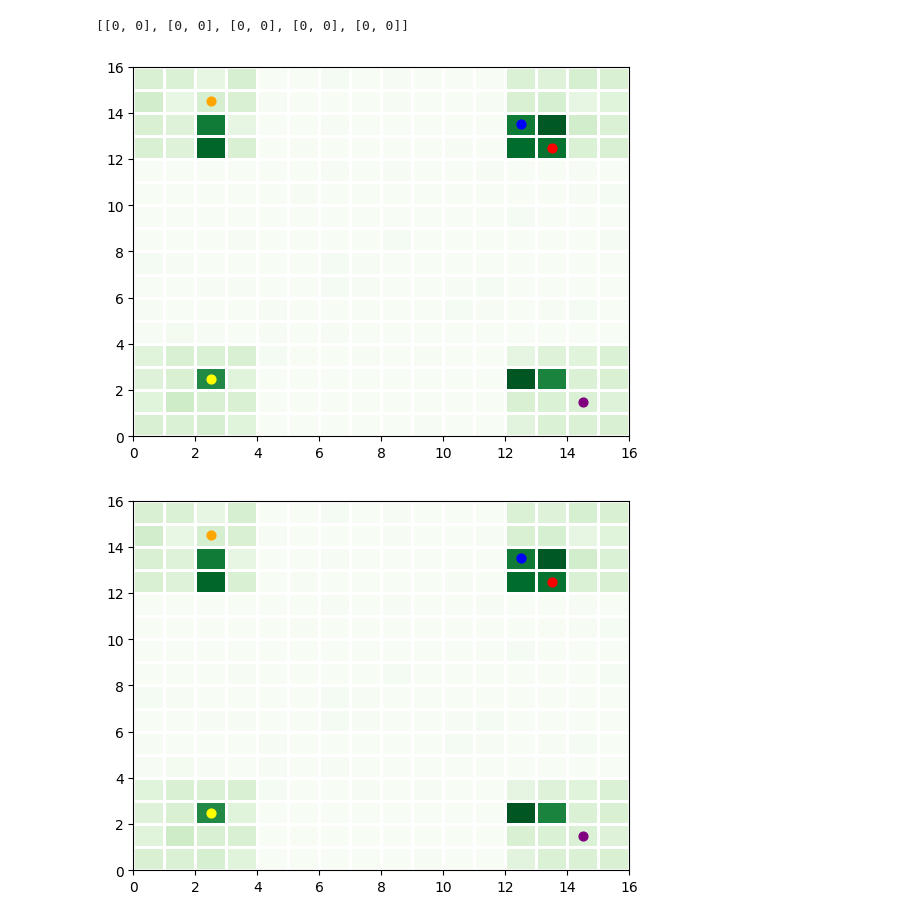
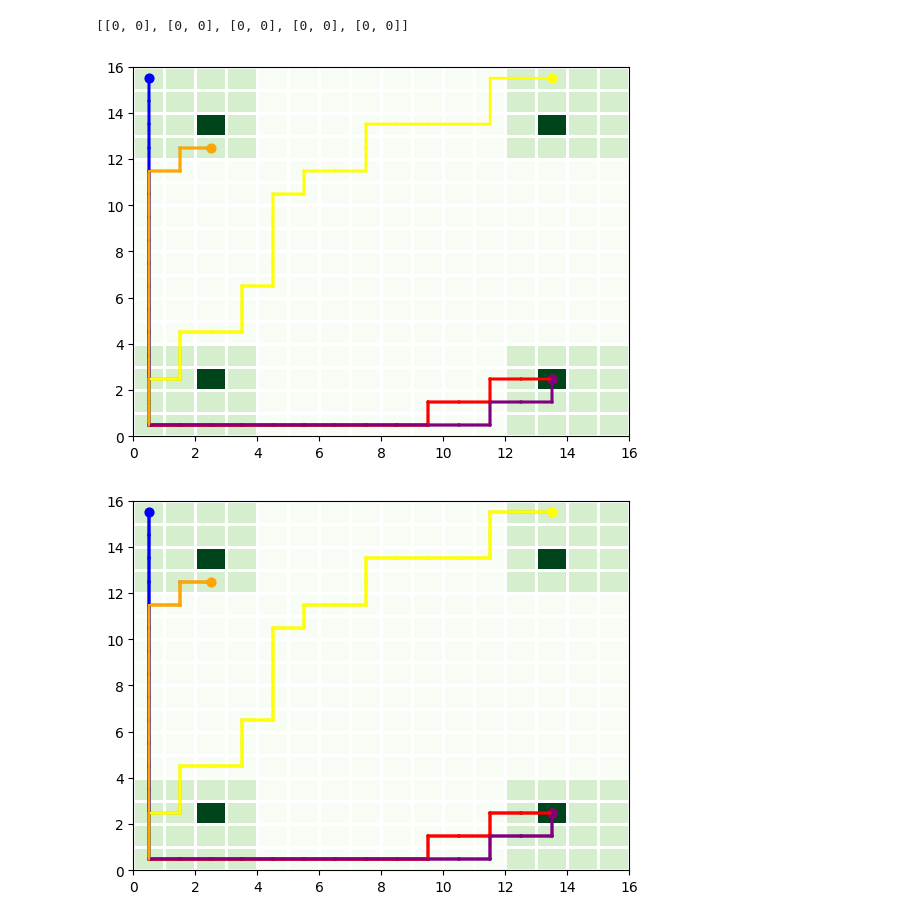
Before and after one commit to GreatDrake/sirius-gflownet, a Jupyter notebook: code_for_gif.ipynb, the cells around one changed output. Saved outputs shown, nothing was run; the diff lists cells and outputs as text; code cells hidden in the pictures.

```diff
--- a/code_for_gif.ipynb
+++ b/code_for_gif.ipynb
@@ -313,10 +313,11 @@ batch = 1
 state = [[0] * D for i in range(5)]
 step = 0
 used = [False] * 5
+all_show_el = []
 while True:
     # print(state)
     step += 1
-    plt.pcolormesh(DB_frames[99], cmap=cmap, edgecolors="w", norm=norm)
+    plt.pcolormesh(rewards, cmap=cmap, edgecolors="w", norm=norm)
     for pt in range(5):
         while not used[pt]:
             p_Fs = model_TB_Pfs(torch.tensor(transfer([state[pt]])))
@@ -333,21 +334,29 @@ while True:
                 break
             if state[pt][ind[0]] == H - 1:
                 continue
+            all_show_el.append([state[pt].copy(), 0, colors[pt]])
             state[pt][ind[0]] += 1
+            all_show_el[-1][1] = state[pt].copy()
             plt.scatter(state[pt][0] + 0.5, state[pt][1] + 0.5, color=colors[pt], s=40, marker='o')
             break
         if used[pt]:
             plt.scatter(state[pt][0] + 0.5, state[pt][1] + 0.5, color=colors[pt], s=40, marker='o')
+    for i in range(len(all_show_el)):
+        # print(all_show_el[i])
+        plt.plot([all_show_el[i][0][0] + 0.5, all_show_el[i][1][0] + 0.5], [all_show_el[i][0][1] + 0.5, all_show_el[i][1][1] + 0.5], color=all_show_el[i][2])
     if sum(used) == 5:
         break
     plt.savefig(f"D:\Code\sirius december 23\GFlowNets\Point\_img_{step}")
 # %% [output]
-[figure, old version]
+[figure, new version]
 # %%
-for i in range(25):
-    plt.pcolormesh(DB_frames[99], cmap=cmap, edgecolors="w", norm=norm)
+for att in range(25):
+    plt.pcolormesh(rewards, cmap=cmap, edgecolors="w", norm=norm)
     for pt in range(5):
         plt.scatter(state[pt][0] + 0.5, state[pt][1] + 0.5, color=colors[pt], s=40, marker='o')
-    plt.savefig(f"D:\Code\sirius december 23\GFlowNets\Point\_img_{i + 26}")
+    for i in range(len(all_show_el)):
+        # print(all_show_el[i])
+        plt.plot([all_show_el[i][0][0] + 0.5, all_show_el[i][1][0] + 0.5], [all_show_el[i][0][1] + 0.5, all_show_el[i][1][1] + 0.5], color=all_show_el[i][2])
+    plt.savefig(f"D:\Code\sirius december 23\GFlowNets\Point\_img_{att + 29}")
 # %% [output]
-[figure, old version]
+[figure, new version]
```
Also changed, not shown: parts of 2 cells of this notebook.
